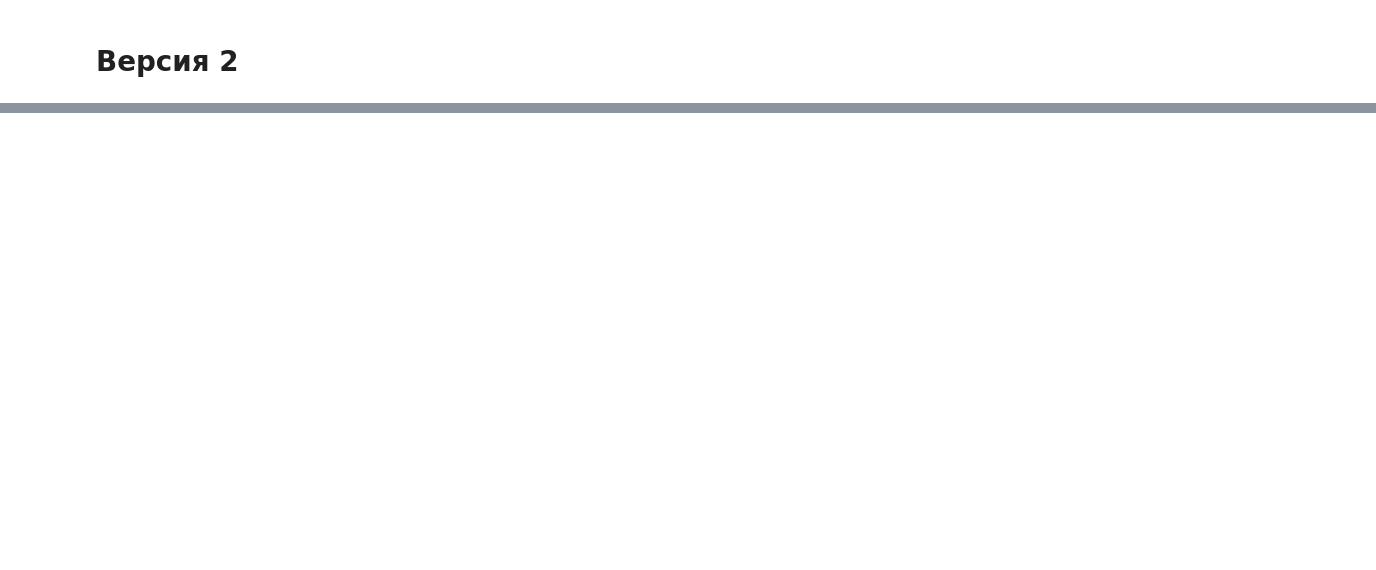
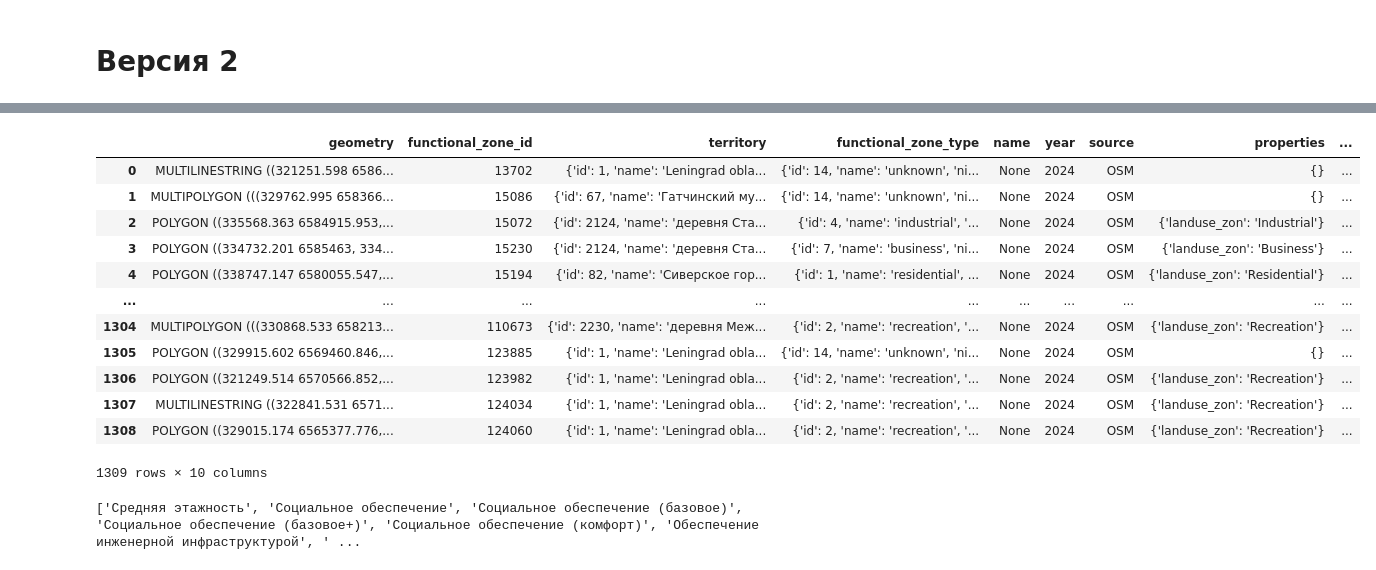
Before and after one commit to Mvin8/Urbanomy, a Jupyter notebook: examples/F37 v2.ipynb, the cells around one changed output, grey strips where cells are left out. Cells and saved outputs as stored; diff of their text form; code cells hidden in the pictures; blank space fills up the shorter version.

Commit message:
f37 project

```diff
--- a/examples/F37 v2.ipynb
+++ b/examples/F37 v2.ipynb
@@ -914,0 +813,40 @@ basic                          — 3.42
+# %%
+project_id = 72
+params = {
+    "year": 2024,
+    "source": "OSM"
+}
+
+territory_context_response = requests.get(
+    f"{URBAN_API}/projects/{project_id}/context/functional_zones",
+    params=params
+)
+
+if territory_context_response.status_code != 200:
+    raise Exception("Ошибка при получении геометрии территории")
+
+territory_data = territory_context_response.json()
+
+# Проверяем, что структура — FeatureCollection
+if "features" not in territory_data:
+    raise Exception("Ожидалась структура FeatureCollection с ключом 'features'")
+
+# Преобразуем все features в GeoDataFrame
+polygon_context_gdf = gpd.GeoDataFrame.from_features(territory_data["features"], crs=4326)
+polygon_context_gdf = polygon_context_gdf.to_crs(32636)
+
+polygon_context_gdf
+# %% [output]
+|  | geometry | functional_zone_id | territory | functional_zone_type | name | year | source | properties | ... |
+| 0 | MULTILINESTRING ((321251.598 6586... | 13702 | {'id': 1, 'name': 'Leningrad obla... | {'id': 14, 'name': 'unknown', 'ni... | None | 2024 | OSM | {} | ... |
+| 1 | MULTIPOLYGON (((329762.995 658366... | 15086 | {'id': 67, 'name': 'Гатчинский му... | {'id': 14, 'name': 'unknown', 'ni... | None | 2024 | OSM | {} | ... |
+| 2 | POLYGON ((335568.363 6584915.953,... | 15072 | {'id': 2124, 'name': 'деревня Ста... | {'id': 4, 'name': 'industrial', '... | None | 2024 | OSM | {'landuse_zon': 'Industrial'} | ... |
+| 3 | POLYGON ((334732.201 6585463, 334... | 15230 | {'id': 2124, 'name': 'деревня Ста... | {'id': 7, 'name': 'business', 'ni... | None | 2024 | OSM | {'landuse_zon': 'Business'} | ... |
+| 4 | POLYGON ((338747.147 6580055.547,... | 15194 | {'id': 82, 'name': 'Сиверское гор... | {'id': 1, 'name': 'residential', ... | None | 2024 | OSM | {'landuse_zon': 'Residential'} | ... |
+| ... | ... | ... | ... | ... | ... | ... | ... | ... | ... |
+| 1304 | MULTIPOLYGON (((330868.533 658213... | 110673 | {'id': 2230, 'name': 'деревня Меж... | {'id': 2, 'name': 'recreation', '... | None | 2024 | OSM | {'landuse_zon': 'Recreation'} | ... |
+| 1305 | POLYGON ((329915.602 6569460.846,... | 123885 | {'id': 1, 'name': 'Leningrad obla... | {'id': 14, 'name': 'unknown', 'ni... | None | 2024 | OSM | {} | ... |
+| 1306 | POLYGON ((321249.514 6570566.852,... | 123982 | {'id': 1, 'name': 'Leningrad obla... | {'id': 2, 'name': 'recreation', '... | None | 2024 | OSM | {'landuse_zon': 'Recreation'} | ... |
+| 1307 | MULTILINESTRING ((322841.531 6571... | 124034 | {'id': 1, 'name': 'Leningrad obla... | {'id': 2, 'name': 'recreation', '... | None | 2024 | OSM | {'landuse_zon': 'Recreation'} | ... |
+| 1308 | POLYGON ((329015.174 6565377.776,... | 124060 | {'id': 1, 'name': 'Leningrad obla... | {'id': 2, 'name': 'recreation', '... | None | 2024 | OSM | {'landuse_zon': 'Recreation'} | ... |
+1309 rows × 10 columns
@@ -914,0 +860,11 @@ basic                          — 3.42
+# %%
+# Выводим имена столбцов, где хотя бы одно значение попадает в диапазон от -5 до 5, исключая 0
+attributes_in_range = [
+    col for col in polygon_gdf.columns
+    if polygon_gdf[col].dtype.kind in 'if'  # Только числовые столбцы (int, float)
+    and (((polygon_gdf[col] >= -5) & (polygon_gdf[col] <= 5) & (polygon_gdf[col] != 0)).any())
+]
+
+print(attributes_in_range)
+# %% [output]
+['Средняя этажность', 'Социальное обеспечение', 'Социальное обеспечение (базовое)', 'Социальное обеспечение (базовое+)', 'Социальное обеспечение (комфорт)', 'Обеспечение инженерной инфраструктурой', ' ...
```
Also changed, not shown: parts of 15 cells of this notebook, 3 other files.
